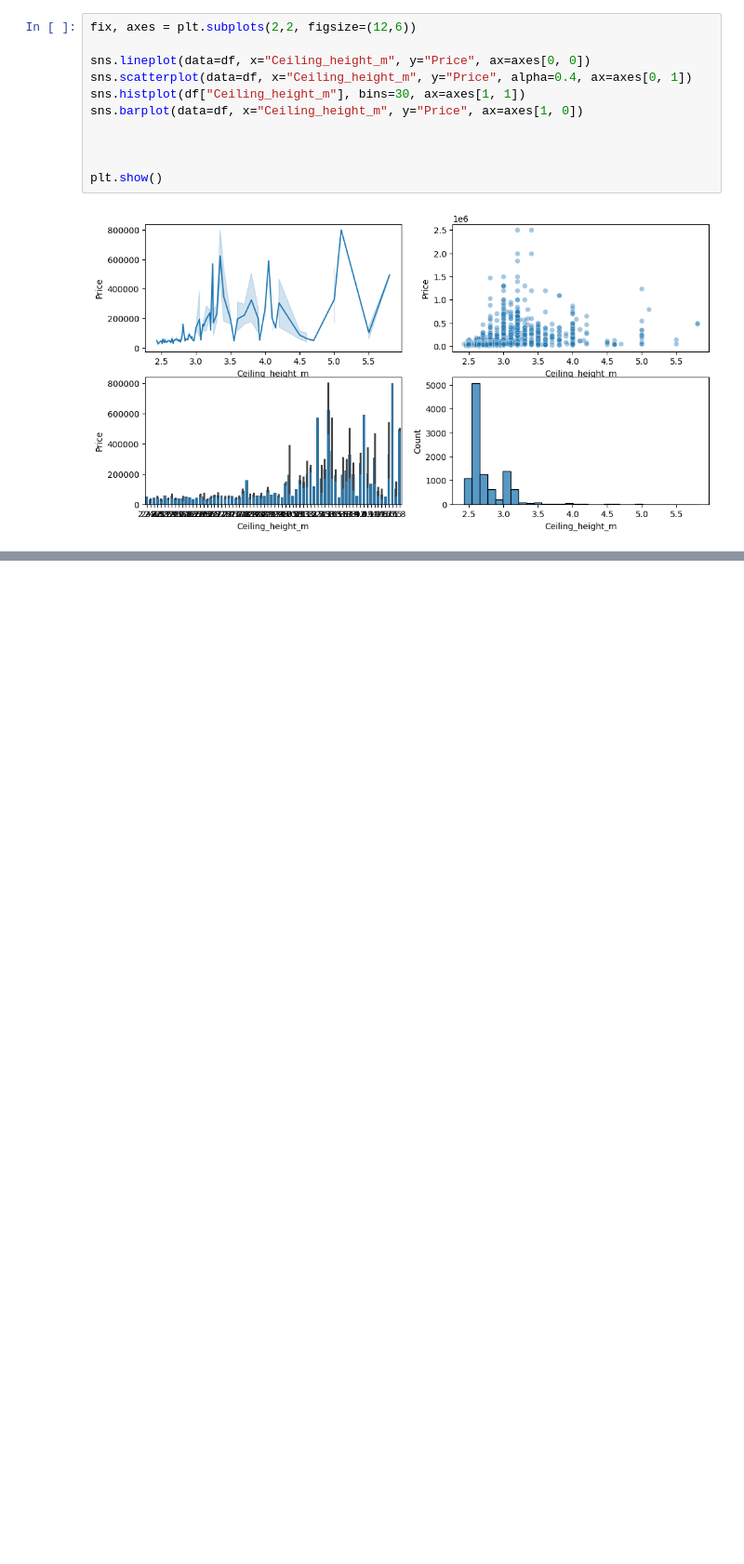
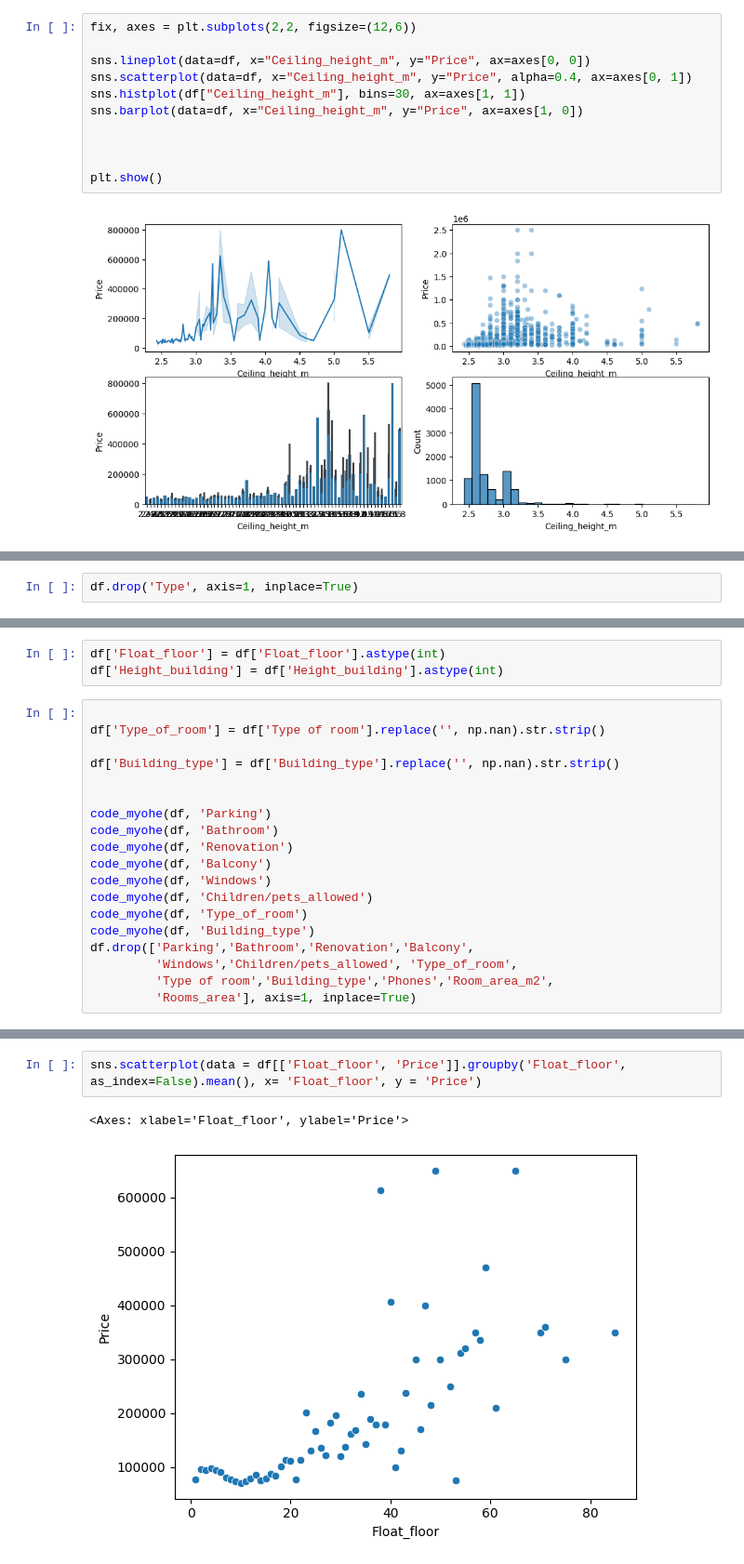
Before and after one commit to prihoslo/data_analysis_project, a Jupyter notebook: program_files/test.ipynb, the cells around one changed output, grey strips where cells are left out. Shown at 93% size. Cells and saved outputs as stored; diff of their text form; blank space fills up the shorter version.

```diff
--- a/program_files/test.ipynb
+++ b/program_files/test.ipynb
@@ -423,0 +444,2 @@ plt.show()
+# %%
+df.drop('Type', axis=1, inplace=True)
@@ -423,0 +467,22 @@ plt.show()
+# %%
+df['Float_floor'] = df['Float_floor'].astype(int)
+df['Height_building'] = df['Height_building'].astype(int)
+# %%
+
+df['Type_of_room'] = df['Type of room'].replace('', np.nan).str.strip()
+
+df['Building_type'] = df['Building_type'].replace('', np.nan).str.strip()
+
+
+code_myohe(df, 'Parking')
+code_myohe(df, 'Bathroom')
+code_myohe(df, 'Renovation')
+code_myohe(df, 'Balcony')
+code_myohe(df, 'Windows')
+code_myohe(df, 'Children/pets_allowed')
+code_myohe(df, 'Type_of_room')
+code_myohe(df, 'Building_type')
+df.drop(['Parking','Bathroom','Renovation','Balcony',
+         'Windows','Children/pets_allowed', 'Type_of_room',
+         'Type of room','Building_type','Phones','Room_area_m2',
+         'Rooms_area'], axis=1, inplace=True)
@@ -423,0 +513,5 @@ plt.show()
+# %%
+sns.scatterplot(data = df[['Float_floor', 'Price']].groupby('Float_floor', as_index=False).mean(), x= 'Float_floor', y = 'Price')
+# %% [output]
+<Axes: xlabel='Float_floor', ylabel='Price'>
+[figure, added]
```
Also changed, not shown: parts of 14 cells of this notebook.
